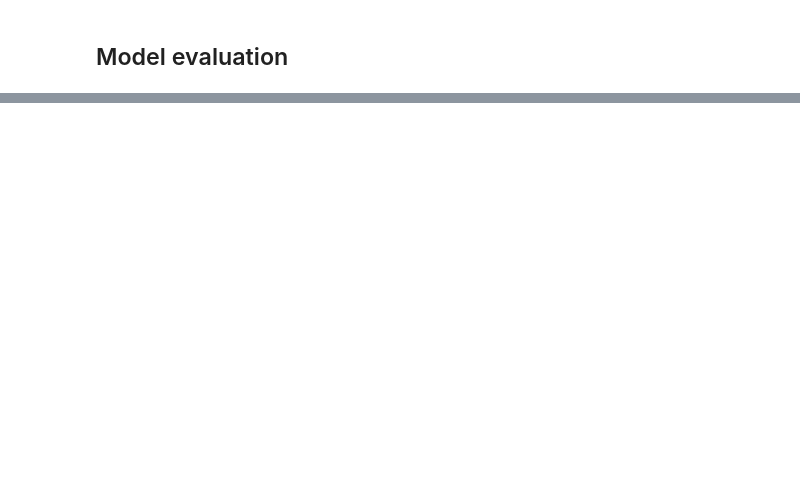
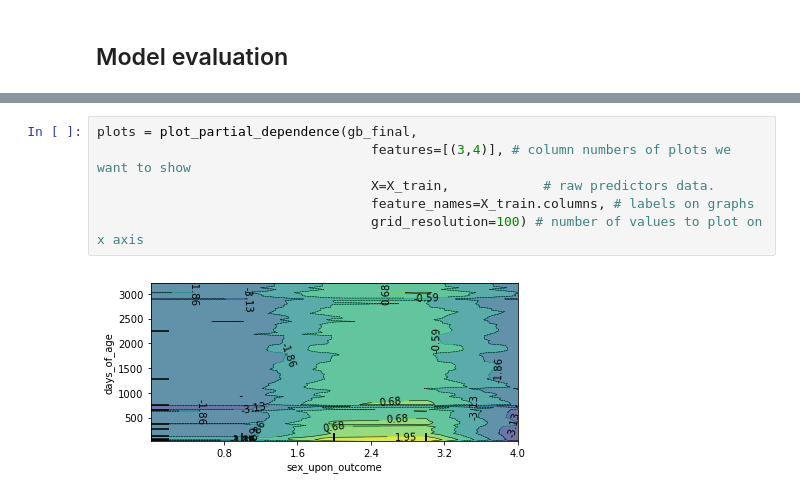
Before and after one commit to natesh23/Austin-animal-shelter-outcomes, a Jupyter notebook: Austin shelter outcomes.ipynb, the cells around one changed output, grey strips where cells are left out. Saved outputs shown, nothing was run; the diff lists cells and outputs as text; blank space fills up the shorter version.

```diff
--- a/Austin shelter outcomes.ipynb
+++ b/Austin shelter outcomes.ipynb
@@ -394,0 +420,8 @@ plot_importance(xgb_final)
+# %%
+plots = plot_partial_dependence(gb_final,
+                                   features=[(3,4)], # column numbers of plots we want to show
+                                   X=X_train,            # raw predictors data.
+                                   feature_names=X_train.columns, # labels on graphs
+                                   grid_resolution=100) # number of values to plot on x axis
+# %% [output]
+[figure, added]
```
Also changed, not shown: parts of 25 cells of this notebook.
